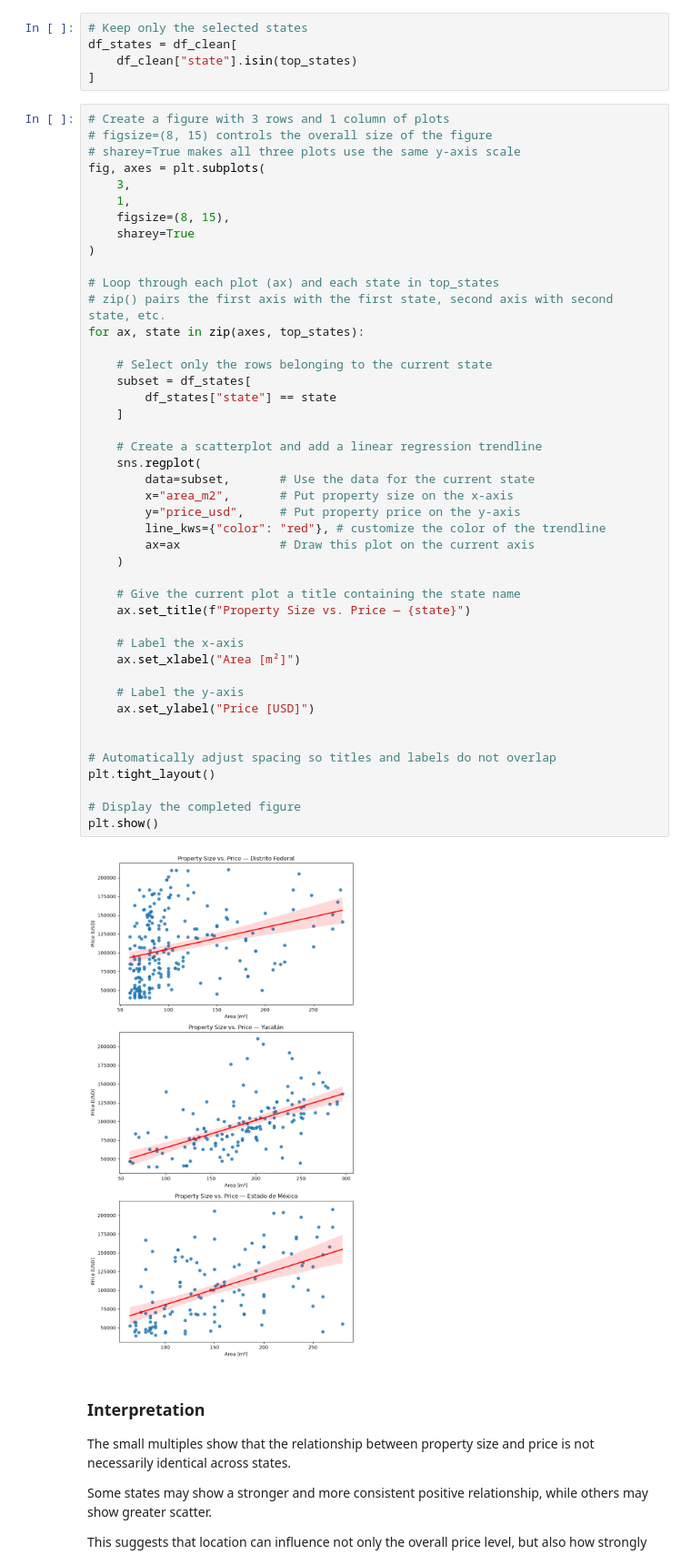
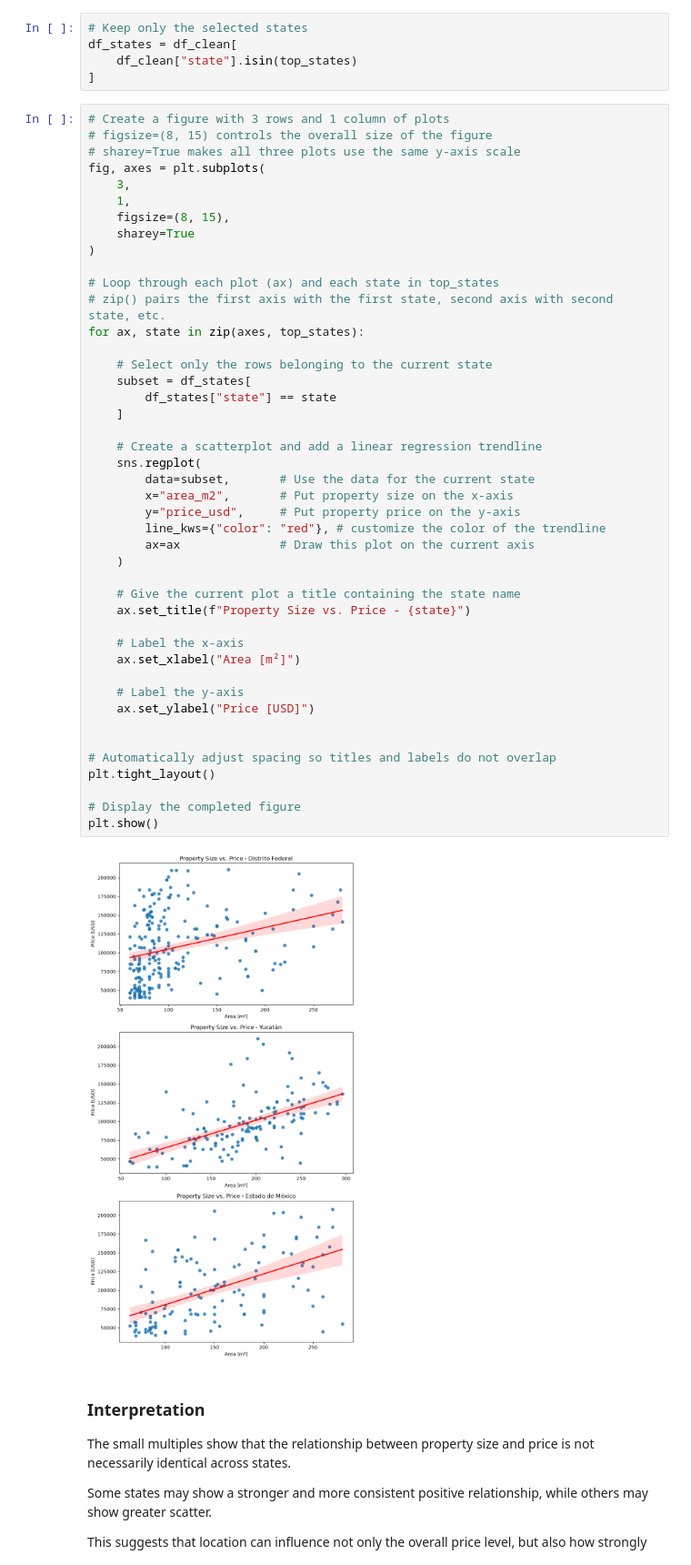
Before and after one commit to Oyester254/data_science, a Jupyter notebook: notebooks/02_exploratory_data_analysis.ipynb, the cells around one changed output. Shown at 91% size. Saved outputs shown, nothing was run; the diff lists cells and outputs as text.

```diff
--- a/notebooks/02_exploratory_data_analysis.ipynb
+++ b/notebooks/02_exploratory_data_analysis.ipynb
@@ -727,35 +727,35 @@ for ax, state in zip(axes, top_states):
 
     # Select only the rows belonging to the current state
     subset = df_states[
         df_states["state"] == state
     ]
 
     # Create a scatterplot and add a linear regression trendline
     sns.regplot(
         data=subset,       # Use the data for the current state
         x="area_m2",       # Put property size on the x-axis
         y="price_usd",     # Put property price on the y-axis
         line_kws={"color": "red"}, # customize the color of the trendline
         ax=ax              # Draw this plot on the current axis
     )
 
     # Give the current plot a title containing the state name
-    ax.set_title(f"Property Size vs. Price — {state}")
+    ax.set_title(f"Property Size vs. Price - {state}")
 
     # Label the x-axis
     ax.set_xlabel("Area [m²]")
 
     # Label the y-axis
     ax.set_ylabel("Price [USD]")
 
 
 # Automatically adjust spacing so titles and labels do not overlap
 plt.tight_layout()
 
 # Display the completed figure
 plt.show()
 # %% [output]
-[figure, old version]
+[figure, new version]
 # %% [markdown]
 ### Interpretation
 
```
Also changed, not shown: parts of 4 cells of this notebook, 1 other file.
